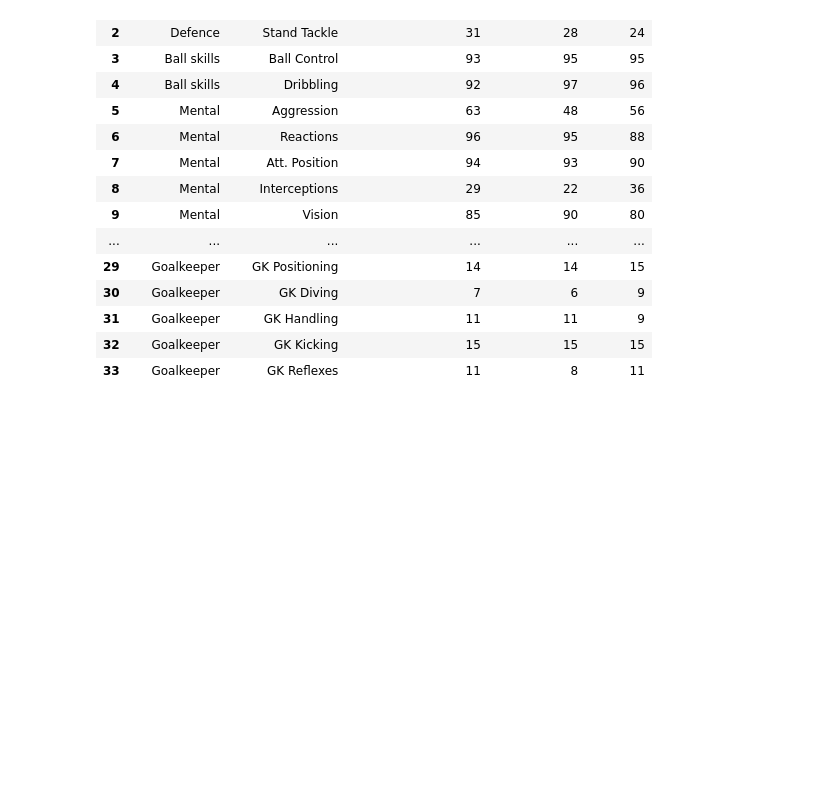
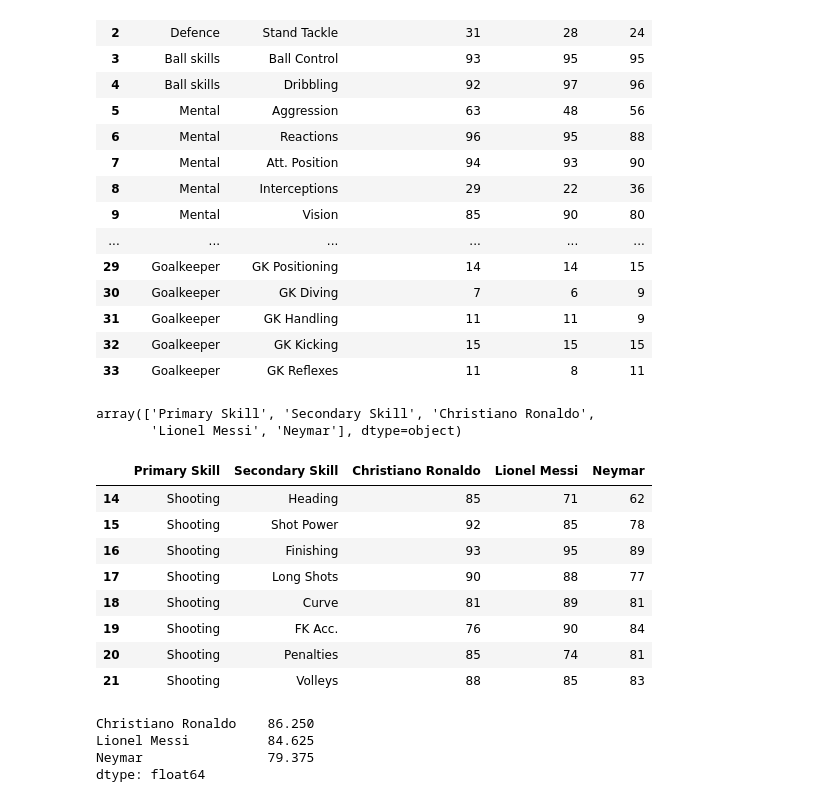
Before and after one commit to Boris94cr/Reconocimiento-de-Patrones, a Jupyter notebook: Inv-Corta-1/Inv-Corta-1.ipynb, the cells around one changed output. Drawn from its saved outputs; the diff is of its cells as text; code cells hidden in the pictures; blank space fills up the shorter version.

```diff
--- a/Inv-Corta-1/Inv-Corta-1.ipynb
+++ b/Inv-Corta-1/Inv-Corta-1.ipynb
@@ -29,3 +29,28 @@ table
 | 31 | Goalkeeper | GK Handling | 11 | 11 | 9 |
 | 32 | Goalkeeper | GK Kicking | 15 | 15 | 15 |
 | 33 | Goalkeeper | GK Reflexes | 11 | 8 | 11 |
+# %%
+table.columns.values
+# %% [output]
+array(['Primary Skill', 'Secondary Skill', 'Christiano Ronaldo',
+       'Lionel Messi', 'Neymar'], dtype=object)
+# %%
+shooting_stats = table[table['Primary Skill'] == 'Shooting']
+shooting_stats
+# %% [output]
+|  | Primary Skill | Secondary Skill | Christiano Ronaldo | Lionel Messi | Neymar |
+| 14 | Shooting | Heading | 85 | 71 | 62 |
+| 15 | Shooting | Shot Power | 92 | 85 | 78 |
+| 16 | Shooting | Finishing | 93 | 95 | 89 |
+| 17 | Shooting | Long Shots | 90 | 88 | 77 |
+| 18 | Shooting | Curve | 81 | 89 | 81 |
+| 19 | Shooting | FK Acc. | 76 | 90 | 84 |
+| 20 | Shooting | Penalties | 85 | 74 | 81 |
+| 21 | Shooting | Volleys | 88 | 85 | 83 |
+# %%
+shooting_stats.mean()
+# %% [output]
+Christiano Ronaldo    86.250
+Lionel Messi          84.625
+Neymar                79.375
+dtype: float64
```
Also changed, not shown: parts of 7 cells of this notebook, 1 other file.
